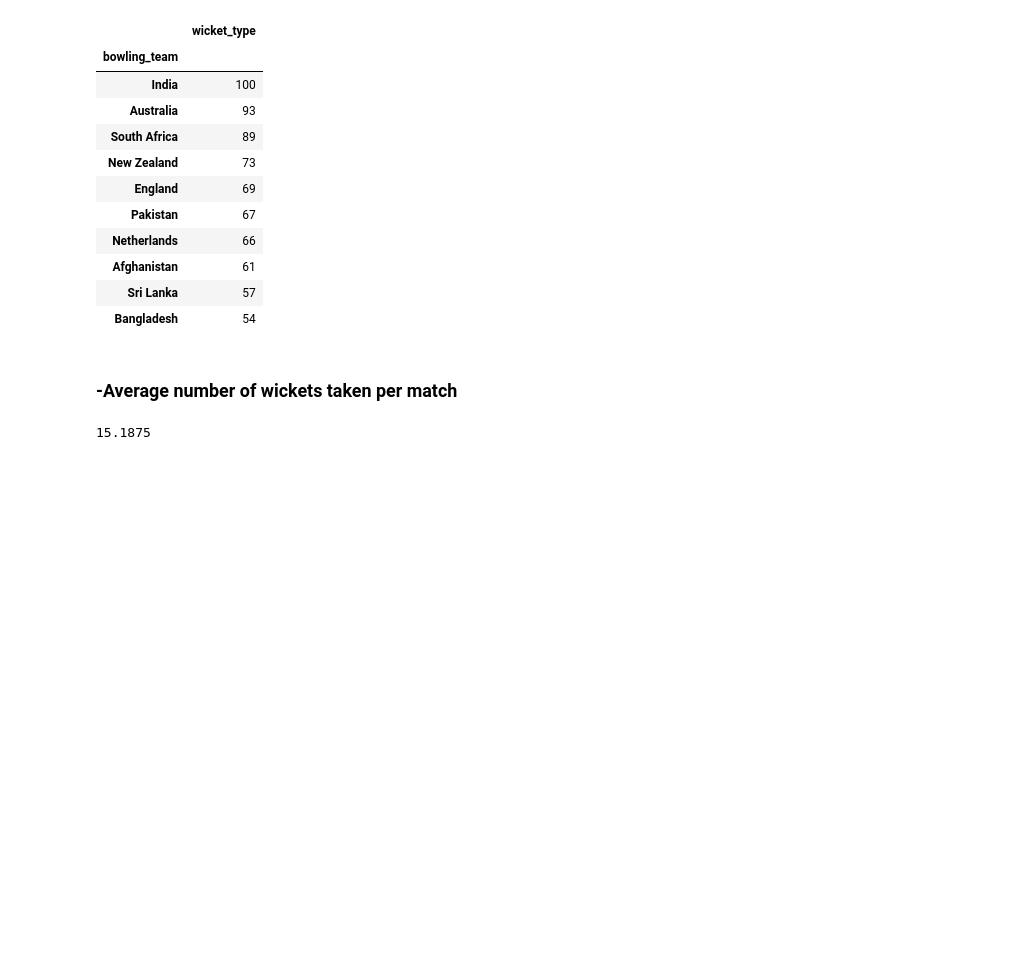
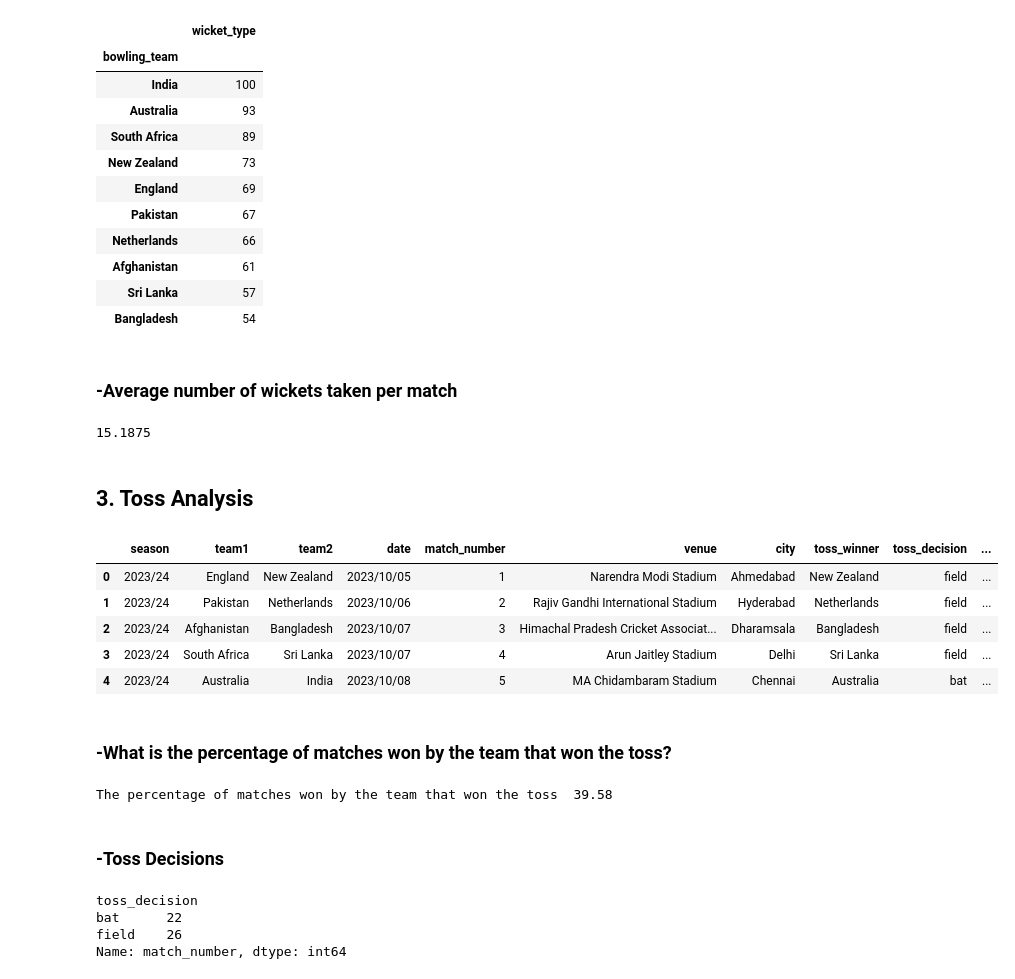
Before and after one commit to ZainFaisal005/DataCraft-Analysis-Vault, a Jupyter notebook: WorldCup2023 Project/WorldCup23.ipynb, the cells around one changed output. Drawn from its saved outputs; the diff is of its cells as text; code cells hidden in the pictures; blank space fills up the shorter version.

```diff
--- a/WorldCup2023 Project/WorldCup23.ipynb
+++ b/WorldCup2023 Project/WorldCup23.ipynb
@@ -219,3 +219,35 @@ pd.DataFrame(df.groupby('bowling_team')['wicket_type'].count().sort_values(ascen
 df.groupby('match_id')['wicket_type'].count().mean()
 # %% [output]
 15.1875
+# %% [markdown]
+## **3. Toss Analysis**
+# %%
+match = pd.read_csv('matches.csv')
+match.head()
+# %% [output]
+|  | season | team1 | team2 | date | match_number | venue | city | toss_winner | toss_decision | ... |
+| 0 | 2023/24 | England | New Zealand | 2023/10/05 | 1 | Narendra Modi Stadium | Ahmedabad | New Zealand | field | ... |
+| 1 | 2023/24 | Pakistan | Netherlands | 2023/10/06 | 2 | Rajiv Gandhi International Stadium | Hyderabad | Netherlands | field | ... |
+| 2 | 2023/24 | Afghanistan | Bangladesh | 2023/10/07 | 3 | Himachal Pradesh Cricket Associat... | Dharamsala | Bangladesh | field | ... |
+| 3 | 2023/24 | South Africa | Sri Lanka | 2023/10/07 | 4 | Arun Jaitley Stadium | Delhi | Sri Lanka | field | ... |
+| 4 | 2023/24 | Australia | India | 2023/10/08 | 5 | MA Chidambaram Stadium | Chennai | Australia | bat | ... |
+# %% [markdown]
+### -What is the percentage of matches won by the team that won the toss?
+# %%
+count = 0
+for index, row in match.iterrows():
+    if row['toss_winner'] == row['winner']:
+        count += 1
+per = round((count / match['match_number'].count()) * 100 , 2)
+print('The percentage of matches won by the team that won the toss ',per)
+# %% [output]
+The percentage of matches won by the team that won the toss  39.58
+# %% [markdown]
+### -Toss Decisions
+# %%
+match.groupby('toss_decision')['match_number'].count()
+# %% [output]
+toss_decision
+bat      22
+field    26
+Name: match_number, dtype: int64
```
Also changed, not shown: parts of 4 cells of this notebook.
